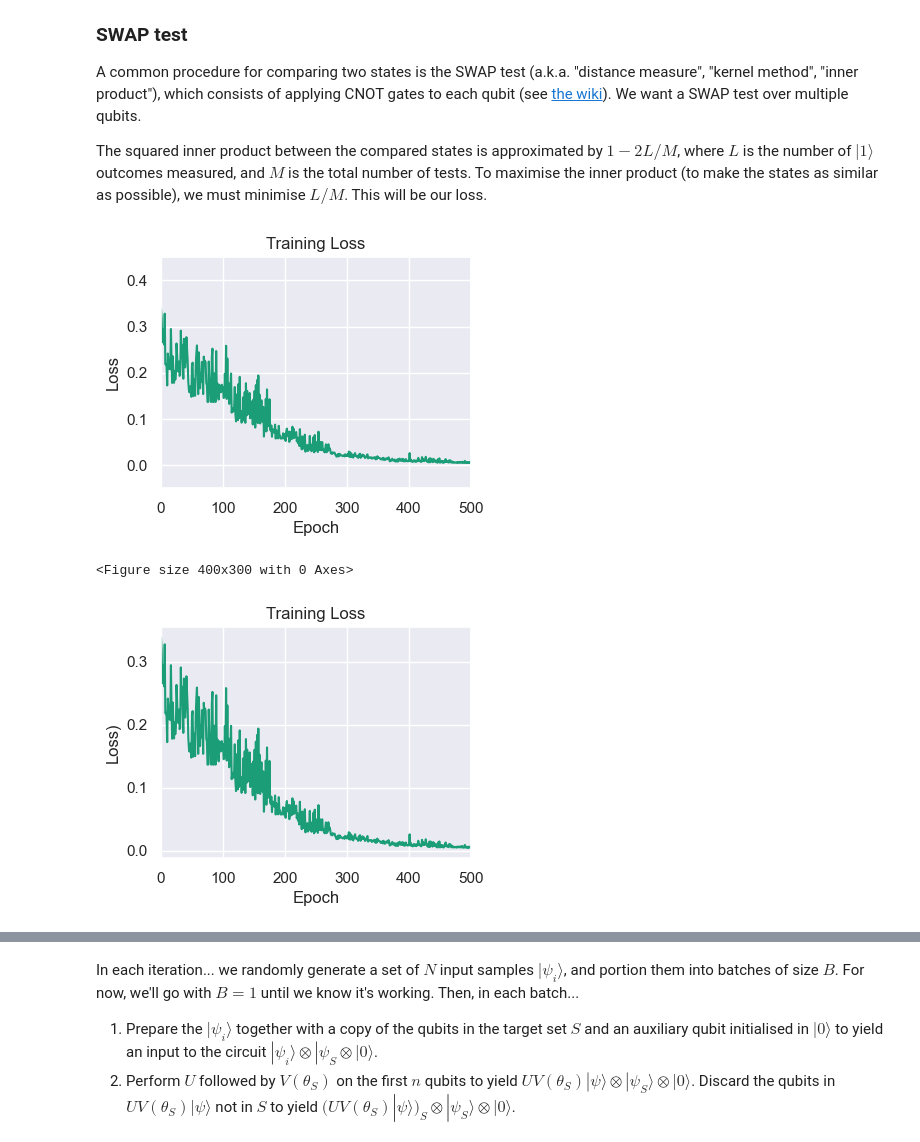
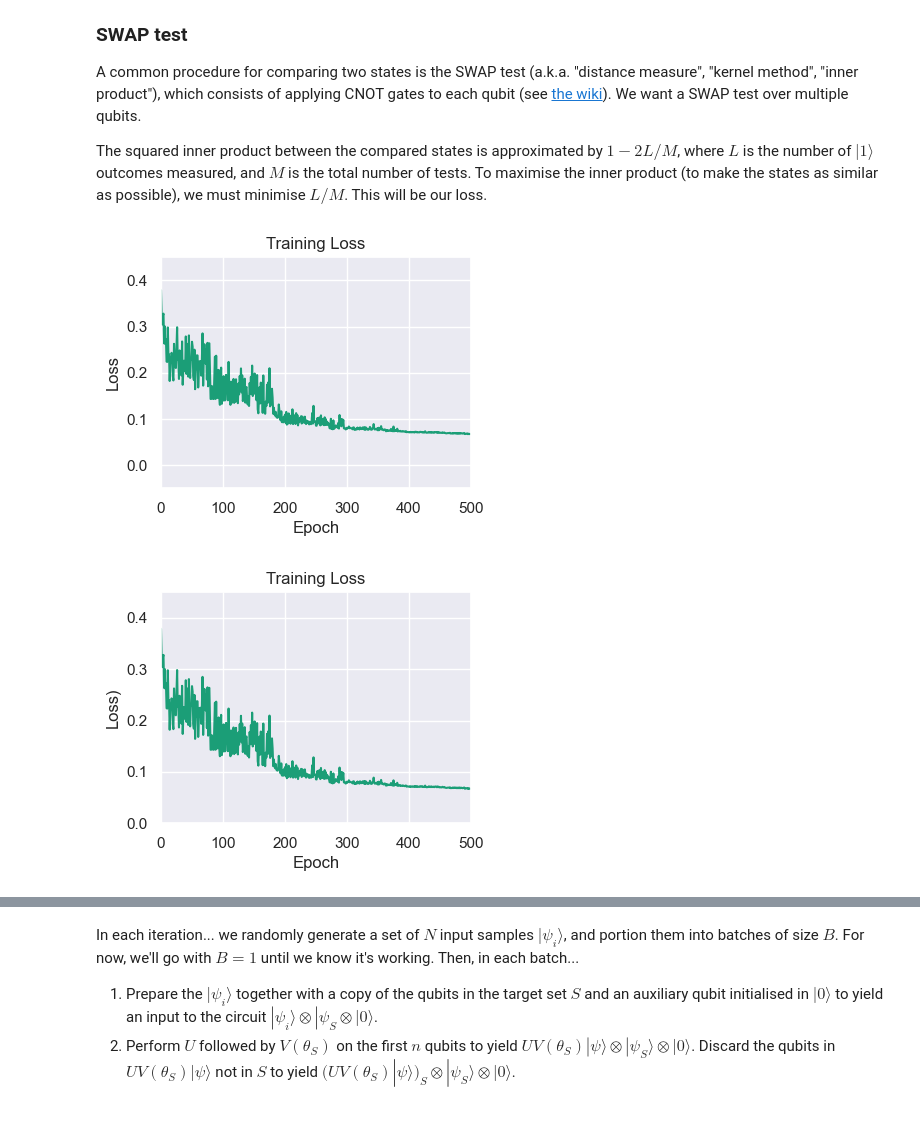
Before and after one commit to BenPrie/variational-local-inversions, a Jupyter notebook: variational-local-inversions.ipynb, the cells around one changed output, grey strips where cells are left out. Saved outputs shown, nothing was run; the diff lists cells and outputs as text; code cells hidden in the pictures.

```diff
--- a/variational-local-inversions.ipynb
+++ b/variational-local-inversions.ipynb
@@ -175,7 +175,7 @@ loss_values = []
 max_iters = 500
 
 # Define the loss (cost) function according to the SWAP test.
-def loss_fn(qnn, inputs, weights):
+def loss_fn(qnn, inputs, weights, plot=True):
     # We care only about the probability to measure outcome 1 on the single-qubit classical register.
     loss = np.mean(qnn.forward(input_data=inputs, weights=weights)[:, 1])
     loss_values.append(loss)
@@ -196,7 +196,7 @@ def loss_fn(qnn, inputs, weights):
     return loss
 
 # Random input parameters.
-n_samples = 1
+n_samples = 100
 xs = algorithm_globals.random.random(size=(n_samples, len(input_parameters)))
 #angles = [0, np.pi, -np.pi]
 #xs = np.random.choice(angles, size=(n_samples, len(input_parameters)))
@@ -209,22 +209,22 @@ initial_weights = algorithm_globals.random.random(len(weight_parameters))
 plt.rcParams['figure.figsize'] = (4, 3)
 optimal_result = optimiser.minimize(lambda ws : loss_fn(qnn, xs, ws), x0=initial_weights)
 # %% [output]
-[figure, old version]
+[figure, new version]
-<Figure size 400x300 with 0 Axes>
 # %%
 # Let's have that drawn again, but we'll save it this time and everything.
 
 # Plot.
 fig, ax = plt.subplots(1, 1, figsize=(4, 3))
 ax.plot(range(len(loss_values)), loss_values)
 
 # Beautification.
 ax.set_title('Training Loss')
 ax.set_xlabel('Epoch')
 ax.set_ylabel('Loss)')
 ax.set_xlim(0, len(loss_values))
+ax.set_ylim(.0, .45)
 
 # Save the thing.
-plt.savefig('./figures/qnn-loss-curve.pdf', bbox_inches='tight')
+plt.savefig('./figures/qnn-loss-curve-100-samples.pdf', bbox_inches='tight')
 # %% [output]
-[figure, old version]
+[figure, new version]
```
Also changed, not shown: parts of 6 cells of this notebook, 7 other files.
